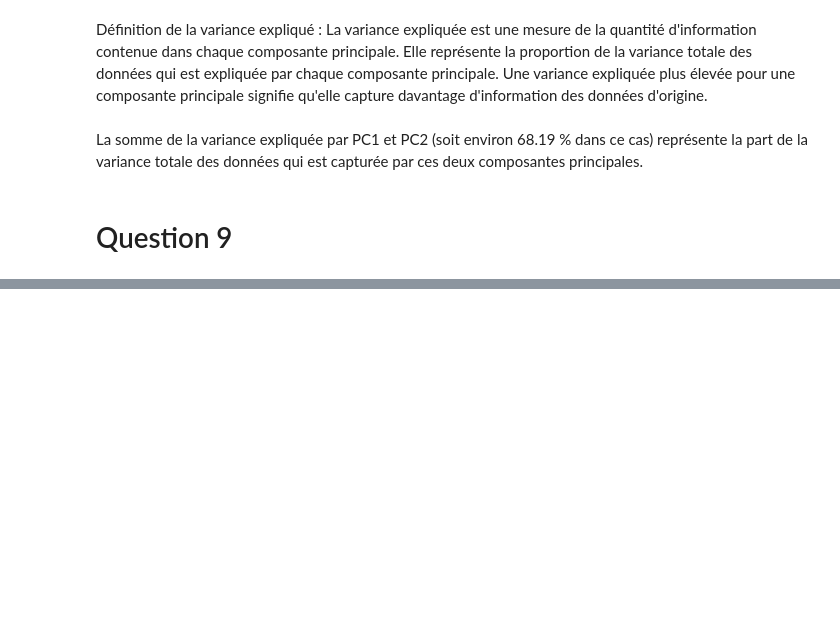
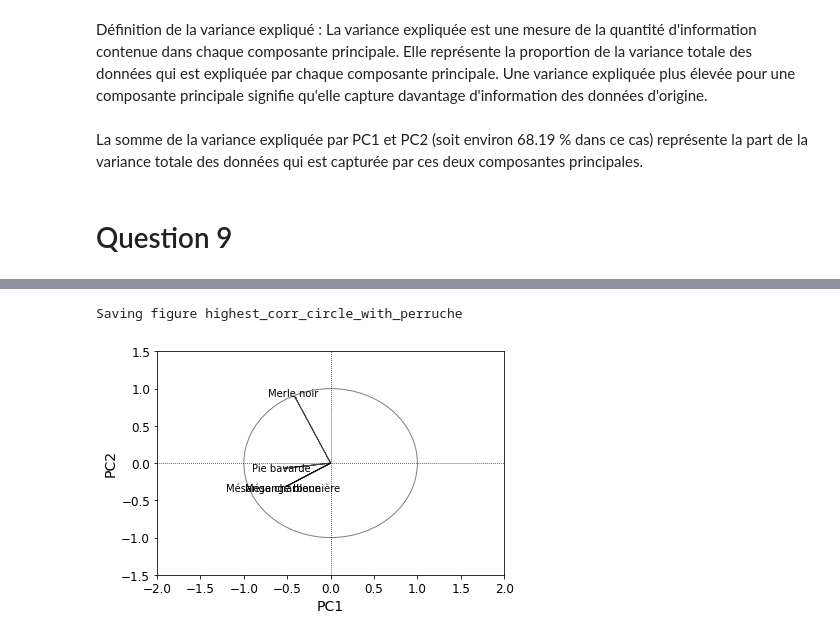
Before and after one commit to Redhoxx/DataScience_Project, a Jupyter notebook: DataScience_Project.ipynb, the cells around one changed output, grey strips where cells are left out. Cells and saved outputs as stored; diff of their text form; code cells hidden in the pictures; blank space fills up the shorter version.

```diff
--- a/DataScience_Project.ipynb
+++ b/DataScience_Project.ipynb
@@ -381,0 +400,3 @@ array([[<Axes: xlabel='Perruche à collier', ylabel='Perruche à collier'>,
+# %%
+interesting_species_serie = corr_matrix_values[:4]
+interesting_species_serie
@@ -381,0 +409,8 @@ array([[<Axes: xlabel='Perruche à collier', ylabel='Perruche à collier'>,
+# %%
+columns_to_keep = interesting_species_serie.index.tolist()
+df_highest_corr_perruche = df_without_birds_zero.drop(
+    columns=[
+        col for col in df_without_birds_zero.columns
+        if col not in columns_to_keep
+    ])
+df_highest_corr_perruche
@@ -508,0 +672,19 @@ La somme de la variance expliquée par PC1 et PC2 (soit environ 68.19 % dans ce
+# %%
+df_wbz_oh_pca = PCA(
+    data=df_highest_corr_perruche,
+    standardize=True,
+    normalize=True,
+    ncomp=4
+)
+# %%
+biplot(
+    pca=df_wbz_oh_pca,
+    scaling=0,
+    plot_loading_labels=True,
+)
+
+save_fig("highest_corr_circle_with_perruche")
+plt.show()
+# %% [output]
+Saving figure highest_corr_circle_with_perruche
+[figure, added]
```
Also changed, not shown: parts of 17 cells of this notebook, 3 other files.
